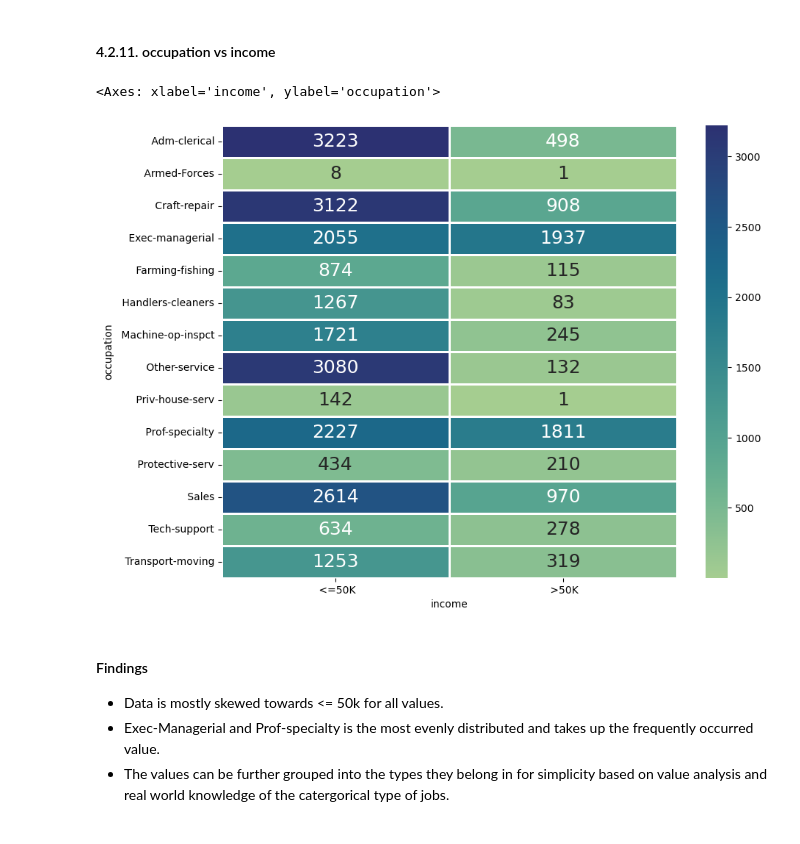
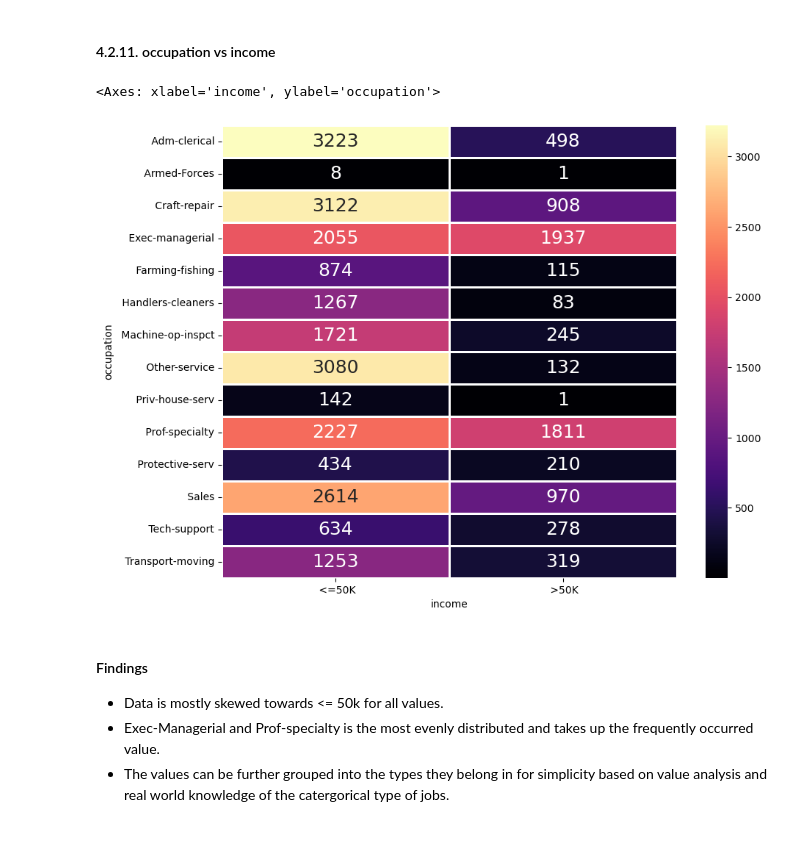
Before and after one commit to Pytode2000/Adult-Census-Income-Machine-Learning-Project, a Jupyter notebook: main.ipynb, the cells around one changed output. Saved outputs shown, nothing was run; the diff lists cells and outputs as text; code cells hidden in the pictures.

```diff
--- a/main.ipynb
+++ b/main.ipynb
@@ -607,11 +608,11 @@ sns.heatmap(adult_data.groupby(['marital-status', 'income']).size().unstack(),
 #### 4.2.11. occupation vs income
 # %%
 f = plt.pyplot.figure(figsize=(10, 8))
-sns.heatmap(adult_data.groupby(['occupation', 'income']).size().unstack(),
-           linewidths = 1, annot = True, fmt = 'g', annot_kws = {"size": 18}, cmap = "crest")
+sns.heatmap(adult_data.groupby(['occupation', 'income']).size().unstack(fill_value=0),
+           linewidths = 1, annot = True, fmt = 'g', annot_kws = {"size": 18}, cmap = "magma")
 # %% [output]
 <Axes: xlabel='income', ylabel='occupation'>
-[figure, old version]
+[figure, new version]
 # %% [markdown]
 #### Findings
 - Data is mostly skewed towards <= 50k for all values.
```
Also changed, not shown: parts of 12 cells of this notebook.
